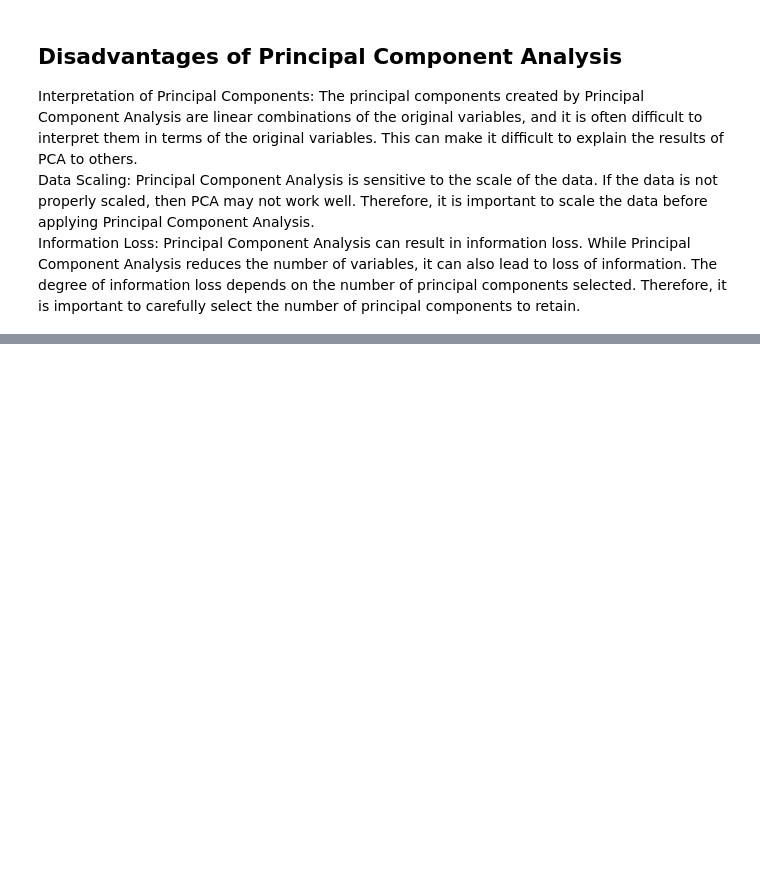
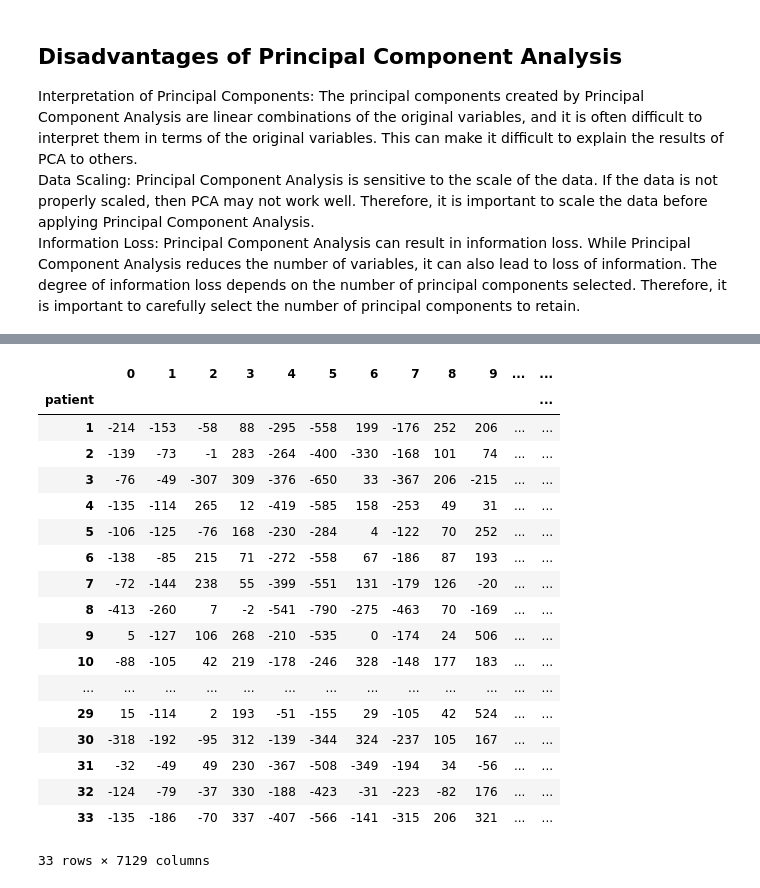
Before and after one commit to EdilbertoAntonio/ejercicios_maestria_icd, a Jupyter notebook: mineria de datos/PCA.ipynb, the cells around one changed output, grey strips where cells are left out. Saved outputs shown, nothing was run; the diff lists cells and outputs as text; code cells hidden in the pictures; blank space fills up the shorter version.

```diff
--- a/mineria de datos/PCA.ipynb
+++ b/mineria de datos/PCA.ipynb
@@ -307,5 +432,5 @@ df=iris.frame
 df["target"].value_counts()
 # %%
 import pandas as pd
-my_dat=pd.read_csv("data_set_ALL_AML_train.csv")
-len(my_dat.iloc[1,:])
+my_dat=pd.read_csv("datos\\data_set_ALL_AML_train.csv")
+my_dat.shape
@@ -311,0 +452,25 @@ len(my_dat.iloc[1,:])
+# %%
+columnas = [str(i) for i in range(1,34)]
+my_dat = my_dat[columnas].T
+my_dat.index.name = "patient"
+my_dat
+# %% [output]
+|  | 0 | 1 | 2 | 3 | 4 | 5 | 6 | 7 | 8 | 9 | ... | ... |
+| patient |  |  |  |  |  |  |  |  |  |  |  | ... |
+| 1 | -214 | -153 | -58 | 88 | -295 | -558 | 199 | -176 | 252 | 206 | ... | ... |
+| 2 | -139 | -73 | -1 | 283 | -264 | -400 | -330 | -168 | 101 | 74 | ... | ... |
+| 3 | -76 | -49 | -307 | 309 | -376 | -650 | 33 | -367 | 206 | -215 | ... | ... |
+| 4 | -135 | -114 | 265 | 12 | -419 | -585 | 158 | -253 | 49 | 31 | ... | ... |
+| 5 | -106 | -125 | -76 | 168 | -230 | -284 | 4 | -122 | 70 | 252 | ... | ... |
+| 6 | -138 | -85 | 215 | 71 | -272 | -558 | 67 | -186 | 87 | 193 | ... | ... |
+| 7 | -72 | -144 | 238 | 55 | -399 | -551 | 131 | -179 | 126 | -20 | ... | ... |
+| 8 | -413 | -260 | 7 | -2 | -541 | -790 | -275 | -463 | 70 | -169 | ... | ... |
+| 9 | 5 | -127 | 106 | 268 | -210 | -535 | 0 | -174 | 24 | 506 | ... | ... |
+| 10 | -88 | -105 | 42 | 219 | -178 | -246 | 328 | -148 | 177 | 183 | ... | ... |
+| ... | ... | ... | ... | ... | ... | ... | ... | ... | ... | ... | ... | ... |
+| 29 | 15 | -114 | 2 | 193 | -51 | -155 | 29 | -105 | 42 | 524 | ... | ... |
+| 30 | -318 | -192 | -95 | 312 | -139 | -344 | 324 | -237 | 105 | 167 | ... | ... |
+| 31 | -32 | -49 | 49 | 230 | -367 | -508 | -349 | -194 | 34 | -56 | ... | ... |
+| 32 | -124 | -79 | -37 | 330 | -188 | -423 | -31 | -223 | -82 | 176 | ... | ... |
+| 33 | -135 | -186 | -70 | 337 | -407 | -566 | -141 | -315 | 206 | 321 | ... | ... |
+33 rows × 7129 columns
```
Also changed, not shown: parts of 14 cells of this notebook, 7 other files.
